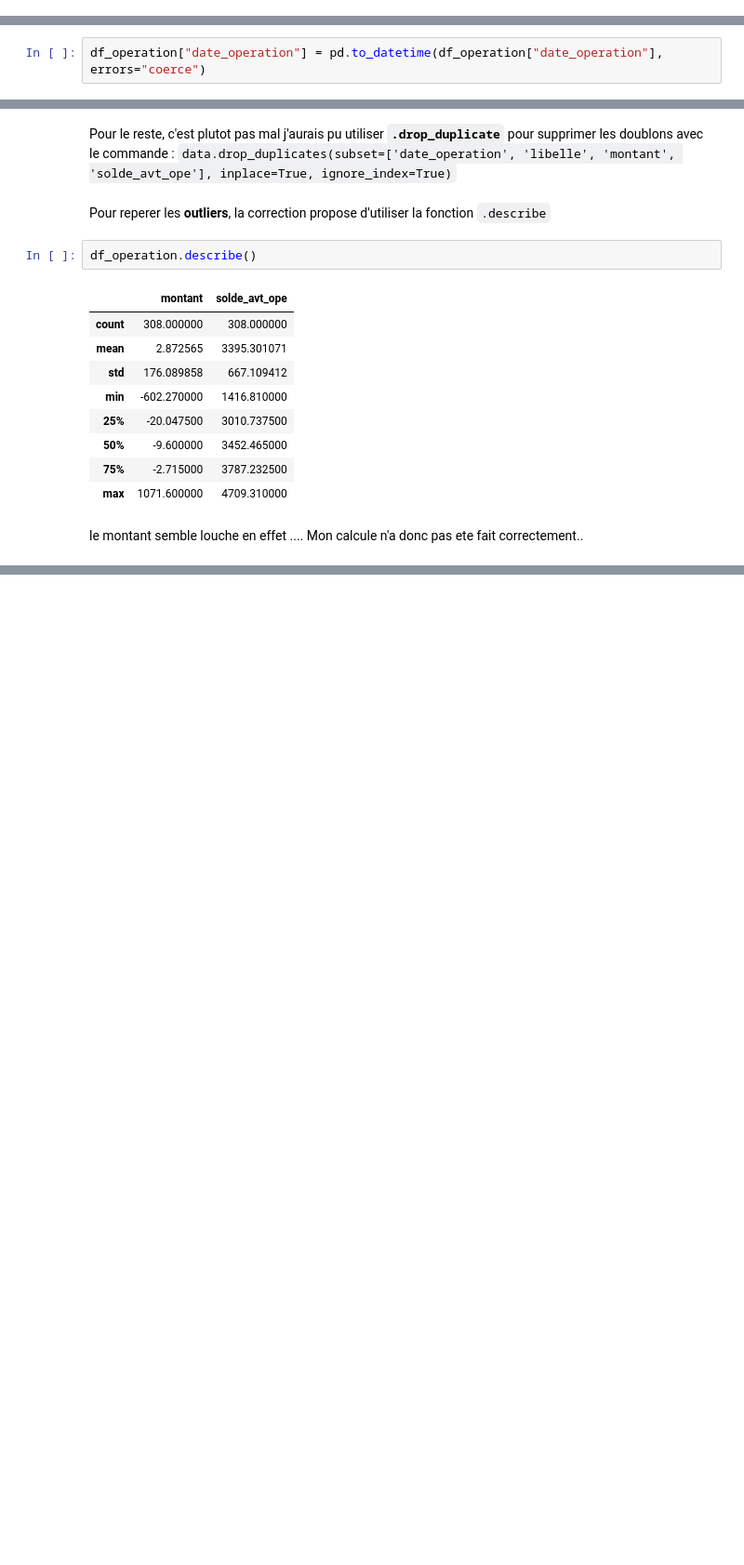
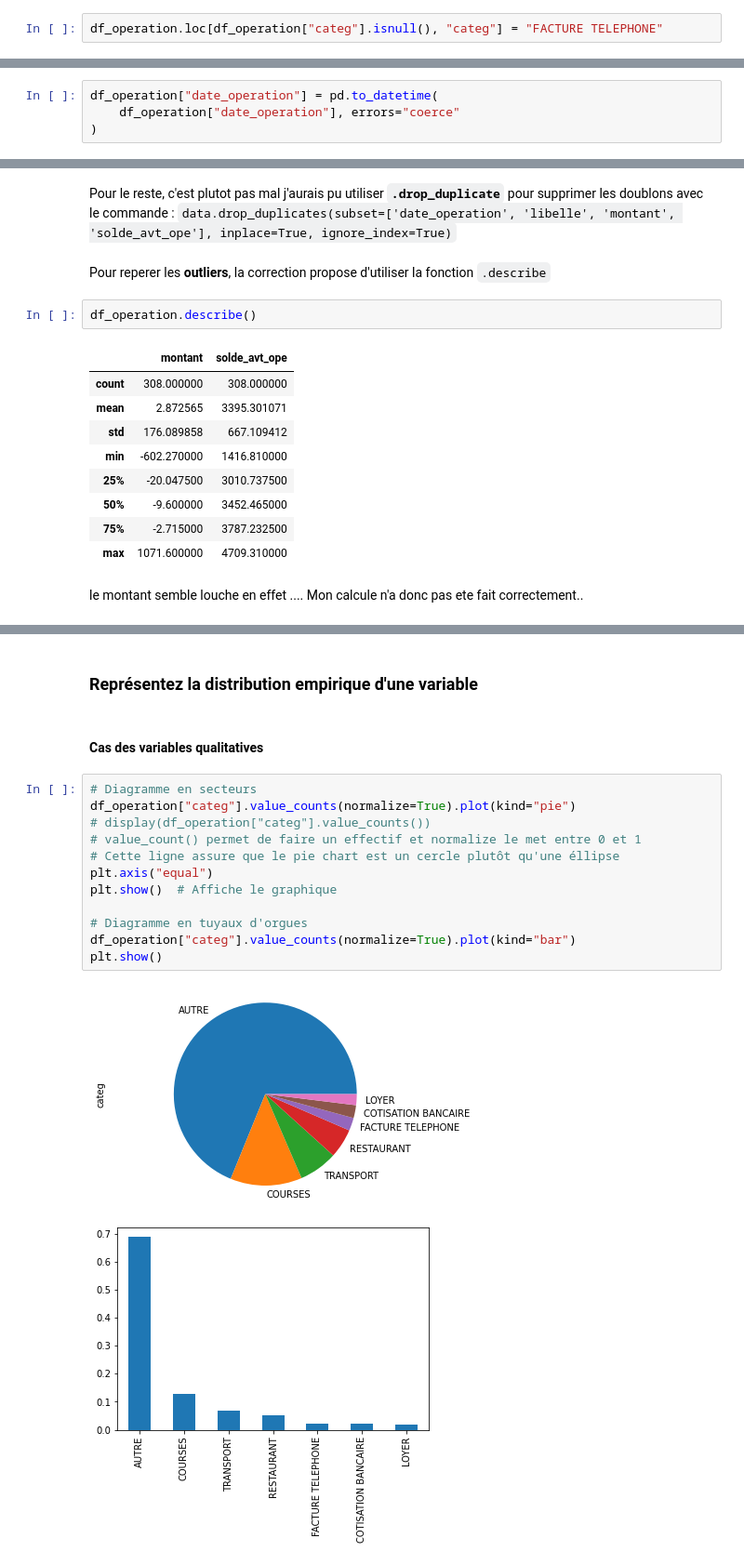
Before and after one commit to L2on1/OC_data_science, a Jupyter notebook: OC_nettoyer_donnee/OC_nettoyer_donnee.ipynb, the cells around one changed output, grey strips where cells are left out. Shown at 93% size. Drawn from its saved outputs; the diff is of its cells as text; blank space fills up the shorter version.

```diff
--- a/OC_nettoyer_donnee/OC_nettoyer_donnee.ipynb
+++ b/OC_nettoyer_donnee/OC_nettoyer_donnee.ipynb
@@ -238,0 +242,2 @@ dtype: int64
+# %%
+df_operation.loc[df_operation["categ"].isnull(), "categ"] = "FACTURE TELEPHONE"
@@ -252,7 +258,9 @@ On recalculera les montants plus tard lorsqu'on verifiera les calcules
 - verifier le format
 - Si pas le bon format on le rend `null`
 # %%
-df_operation["date_operation"] = pd.to_datetime(df_operation["date_operation"], errors="coerce")
+df_operation["date_operation"] = pd.to_datetime(
+    df_operation["date_operation"], errors="coerce"
+)
 # %% [markdown]
 **4 : Gerer les libellées**
 
@@ -317,0 +328,19 @@ Mon calcule n'a donc pas ete fait correctement..
+# %% [markdown]
+### Représentez la distribution empirique d'une variable
+# %% [markdown]
+#### Cas des variables qualitatives
+# %%
+# Diagramme en secteurs
+df_operation["categ"].value_counts(normalize=True).plot(kind="pie")
+# display(df_operation["categ"].value_counts())
+# value_count() permet de faire un effectif et normalize le met entre 0 et 1
+# Cette ligne assure que le pie chart est un cercle plutôt qu'une éllipse
+plt.axis("equal")
+plt.show()  # Affiche le graphique
+
+# Diagramme en tuyaux d'orgues
+df_operation["categ"].value_counts(normalize=True).plot(kind="bar")
+plt.show()
+# %% [output]
+[figure, added]
+[figure, added]
```
Also changed, not shown: parts of 57 cells of this notebook, 1 other file.
